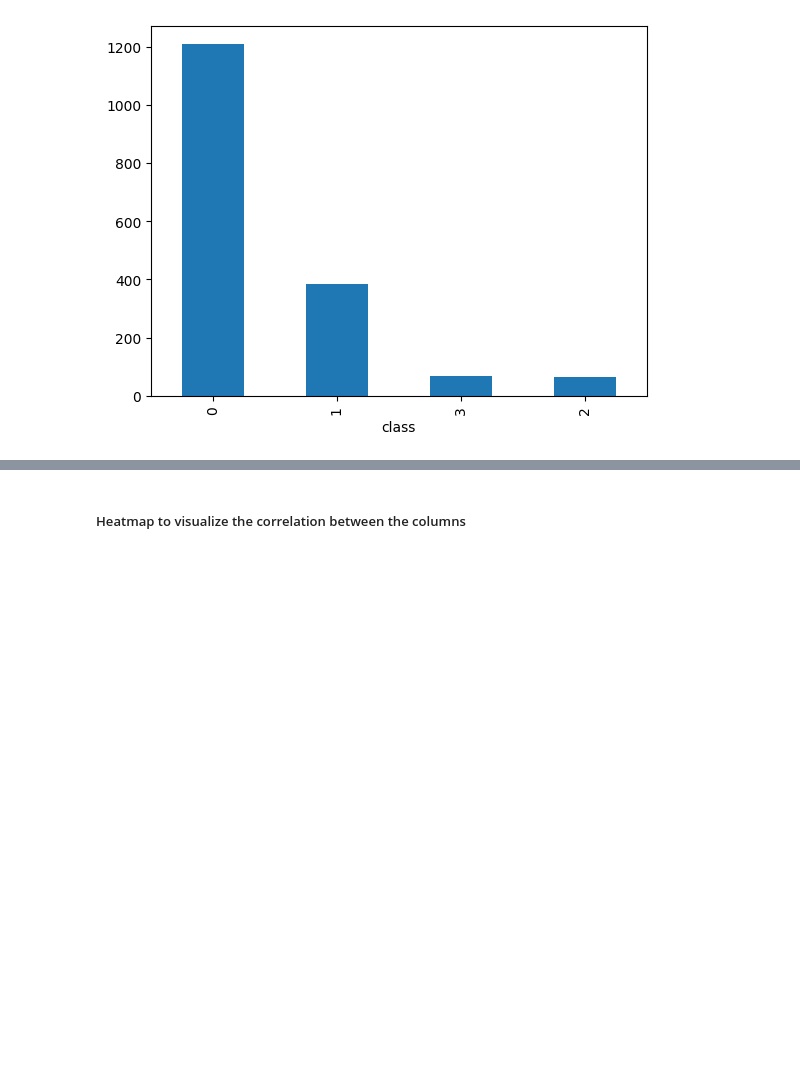
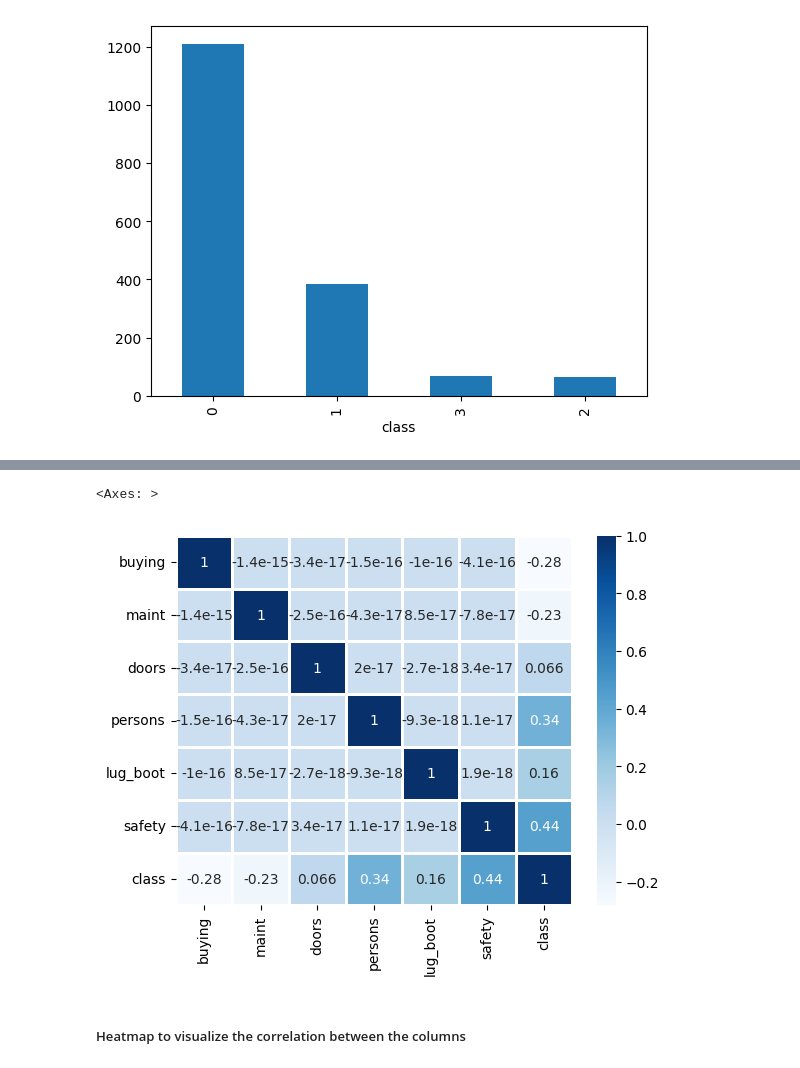
Before and after one commit to amirabaraya/Topics-in-Intelligent-Systems, a Jupyter notebook: car_evaluation.ipynb, the cells around one changed output, grey strips where cells are left out. Drawn from its saved outputs; the diff is of its cells as text; code cells hidden in the pictures; blank space fills up the shorter version.

```diff
--- a/car_evaluation.ipynb
+++ b/car_evaluation.ipynb
@@ -198,0 +206,3 @@ df_encoded['class'].value_counts().plot(kind='bar')
+# %%
+df_alternate = car_df.copy()
+df_alternate.head()
@@ -198,0 +218,16 @@ df_encoded['class'].value_counts().plot(kind='bar')
+# %%
+df_alternate['buying'] = df_alternate['buying'].astype(CategoricalDtype(categories=['vhigh', 'high', 'med', 'low'], ordered=True))
+df_alternate['maint'] = df_alternate['maint'].astype(CategoricalDtype(categories=['vhigh', 'high', 'med', 'low'], ordered=True))
+df_alternate['doors'] = df_alternate['doors'].astype(CategoricalDtype(categories=['2', '3', '4', '5more'], ordered=True))
+df_alternate['persons'] = df_alternate['persons'].astype(CategoricalDtype(categories=['2', '4', 'more'], ordered=True))
+df_alternate['lug_boot'] = df_alternate['lug_boot'].astype(CategoricalDtype(categories=['small', 'med', 'big'], ordered=True))
+df_alternate['safety'] = df_alternate['safety'].astype(CategoricalDtype(categories=['low', 'med', 'high'], ordered=True))
+df_alternate['class'] = df_alternate['class'].astype(CategoricalDtype(categories=['unacc', 'acc', 'good', 'vgood'], ordered=True))
+
+df_alternate['buying'] = df_alternate['buying'].replace({'vhigh': 3, 'high': 2, 'med': 1, 'low': 0})
+df_alternate['maint'] = df_alternate['maint'].replace({'vhigh': 3, 'high': 2, 'med': 1, 'low': 0})
+df_alternate['doors'] = df_alternate['doors'].replace({'2':0,'3':1,'4':2,'5more': 3})
+df_alternate['persons'] = df_alternate['persons'].replace({'more': 2,'4':1,'2':0})
+df_alternate['lug_boot'] = df_alternate['lug_boot'].replace({'big': 2, 'med': 1, 'small': 0})
+df_alternate['safety'] = df_alternate['safety'].replace({'high': 2, 'med': 1, 'low': 0})
+df_alternate['class'] = df_alternate['class'].replace({'vgood': 3, 'good': 2, 'acc': 1, 'unacc': 0})
@@ -198,0 +236,4 @@ df_encoded['class'].value_counts().plot(kind='bar')
+# %%
+df_alternate[df_alternate.columns] = df_alternate[df_alternate.columns].astype(float)
+print(df_alternate.dtypes)
+print(df_alternate.head())
@@ -221,0 +280,3 @@ correlation_matrix
+# %%
+correlation_matrix_alternate = df_alternate.corr()
+correlation_matrix_alternate
@@ -222,3 +292,8 @@ correlation_matrix
+# %%
+sns.heatmap(correlation_matrix_alternate, annot=True, cmap='Blues', linewidths=2)
+# %% [output]
+<Axes: >
+[figure, added]
 # %% [markdown]
 ##### Heatmap to visualize the correlation between the columns
 # %%
```
Also changed, not shown: parts of 10 cells of this notebook.
